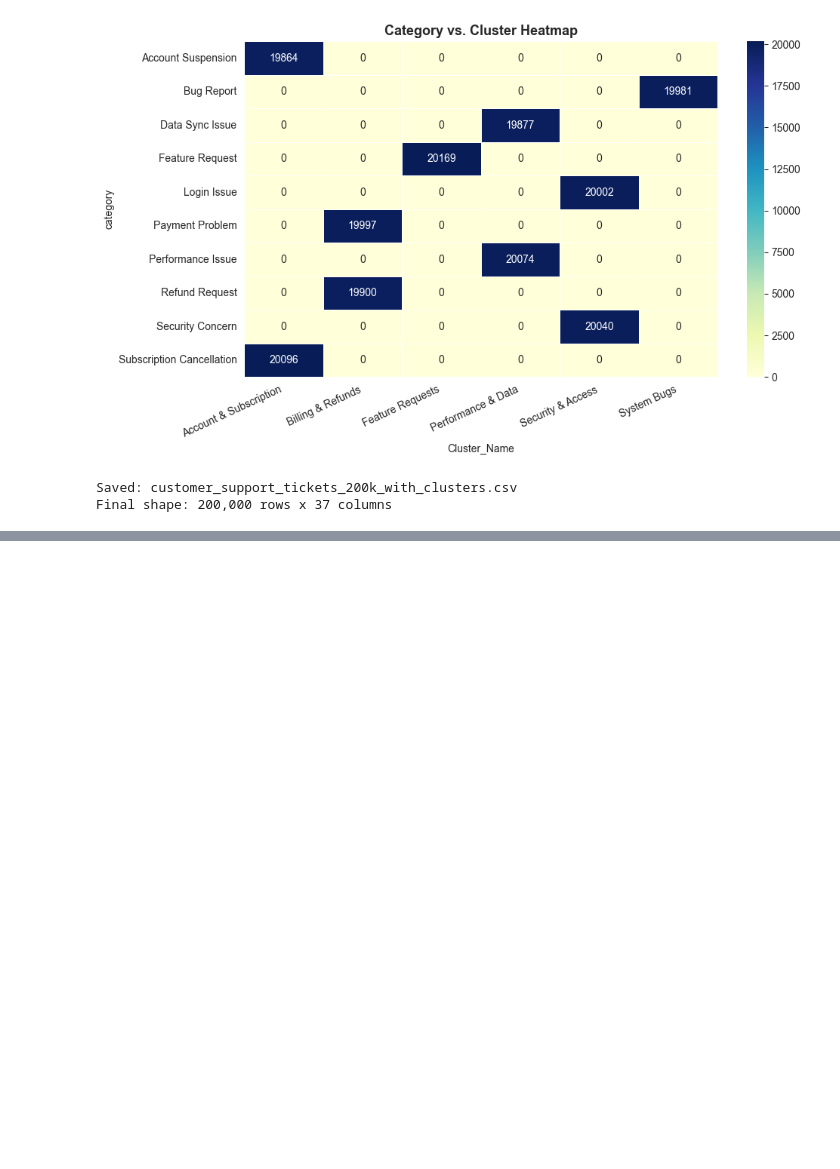
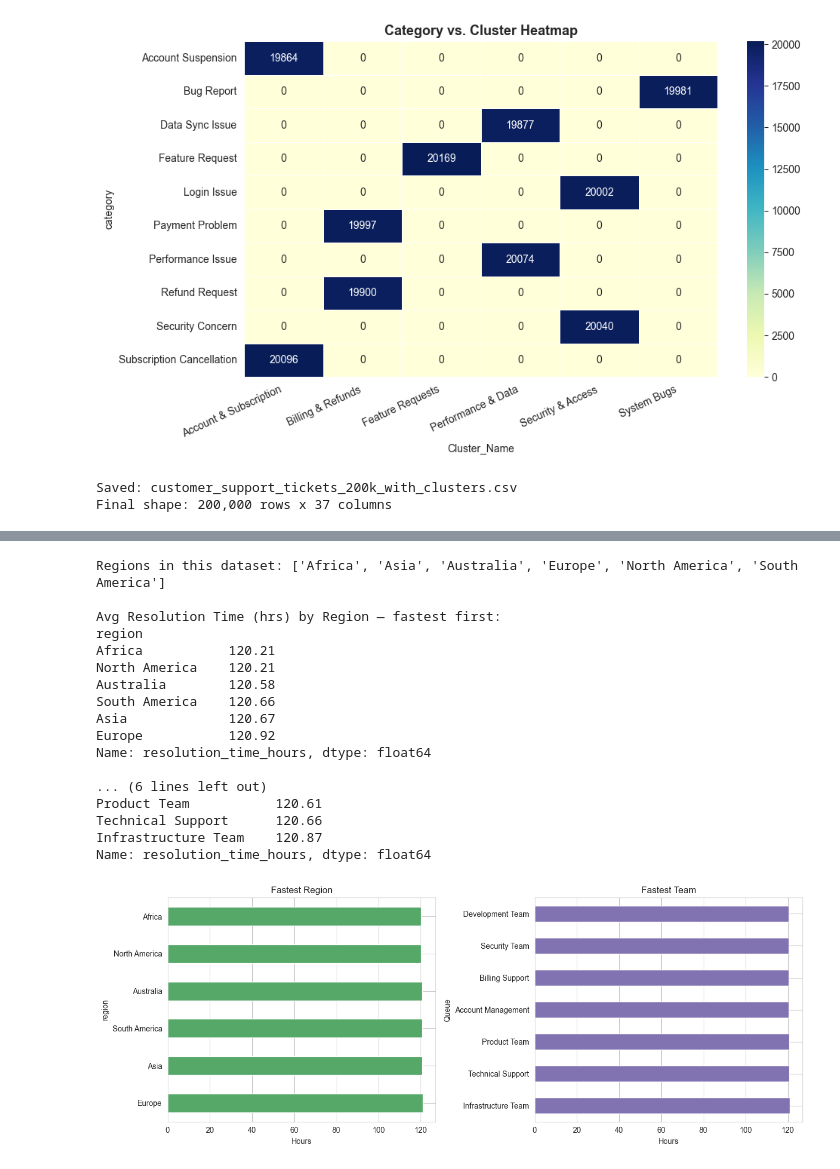
Before and after one commit to springboardmentor1210a/Supportlytics, a Jupyter notebook: Supportlytics.ipynb, the cells around one changed output, grey strips where cells are left out. Saved outputs shown, nothing was run; the diff lists cells and outputs as text; code cells hidden in the pictures; blank space fills up the shorter version.

```diff
--- a/Supportlytics.ipynb
+++ b/Supportlytics.ipynb
@@ -615,0 +663,39 @@ Final shape: 200,000 rows x 37 columns
+# %%
+# --- Module 5.2: Fastest regions and teams ---
+print("Regions in this dataset:", sorted(df["region"].unique()))
+
+region_speed = df.groupby("region")["resolution_time_hours"].mean().round(2).sort_values()
+team_speed = df.groupby("Queue")["resolution_time_hours"].mean().round(2).sort_values()
+
+print("\nAvg Resolution Time (hrs) by Region — fastest first:")
+print(region_speed)
+print("\nAvg Resolution Time (hrs) by Team (Queue) — fastest first:")
+print(team_speed)
+
+fig, axes = plt.subplots(1, 2, figsize=(13, 5))
+region_speed.plot(kind="barh", ax=axes[0], color="#55A868", title="Fastest Region"); axes[0].invert_yaxis()
+team_speed.plot(kind="barh", ax=axes[1], color="#8172B2", title="Fastest Team"); axes[1].invert_yaxis()
+for ax in axes:
+    ax.set_xlabel("Hours")
+plt.tight_layout()
+plt.savefig("viz10_fastest_region_team.png", dpi=150)
+plt.show()
+# %% [output]
+Regions in this dataset: ['Africa', 'Asia', 'Australia', 'Europe', 'North America', 'South America']
+
+Avg Resolution Time (hrs) by Region — fastest first:
+region
+Africa           120.21
+North America    120.21
+Australia        120.58
+South America    120.66
+Asia             120.67
+Europe           120.92
+Name: resolution_time_hours, dtype: float64
+
+... (6 lines left out)
+Product Team           120.61
+Technical Support      120.66
+Infrastructure Team    120.87
+Name: resolution_time_hours, dtype: float64
+[figure, added]
```
Also changed, not shown: parts of 8 cells of this notebook, 1 other file.
